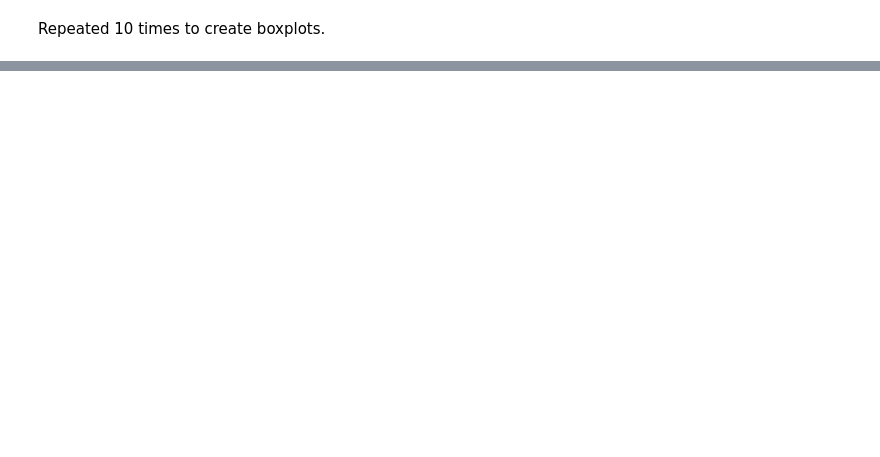
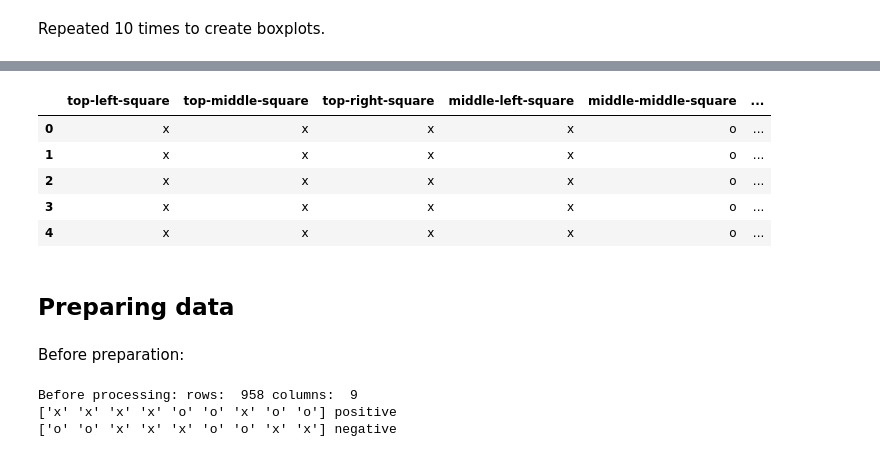
Before and after one commit to mstaczek/Logistic-Regression-with-IRLS, a Jupyter notebook: real_data_experiments.ipynb, the cells around one changed output, grey strips where cells are left out. Saved outputs shown, nothing was run; the diff lists cells and outputs as text; code cells hidden in the pictures; blank space fills up the shorter version.

```diff
--- a/real_data_experiments.ipynb
+++ b/real_data_experiments.ipynb
@@ -196,0 +244,13 @@ plt.show()
+# %%
+import pandas as pd
+
+df = pd.read_csv('tic-tac-toe.data', header=None)
+df.columns = ['top-left-square', 'top-middle-square', 'top-right-square', 'middle-left-square', 'middle-middle-square', 'middle-right-square', 'bottom-left-square', 'bottom-middle-square', 'bottom-right-square', 'class']
+df.head()
+# %% [output]
+|  | top-left-square | top-middle-square | top-right-square | middle-left-square | middle-middle-square | ... |
+| 0 | x | x | x | x | o | ... |
+| 1 | x | x | x | x | o | ... |
+| 2 | x | x | x | x | o | ... |
+| 3 | x | x | x | x | o | ... |
+| 4 | x | x | x | x | o | ... |
@@ -196,0 +259,2 @@ plt.show()
+# %% [markdown]
+## Preparing data
@@ -196,0 +294,10 @@ plt.show()
+# %% [markdown]
+Before preparation:
+# %%
+print('Before processing: rows: ', X.shape[0], 'columns: ', X.shape[1])
+print(X[0], Y[0])
+print(X[-1], Y[-1])
+# %% [output]
+Before processing: rows:  958 columns:  9
+['x' 'x' 'x' 'x' 'o' 'o' 'x' 'o' 'o'] positive
+['o' 'o' 'x' 'x' 'x' 'o' 'o' 'x' 'x'] negative
```
Also changed, not shown: parts of 26 cells of this notebook, 9 other files.
